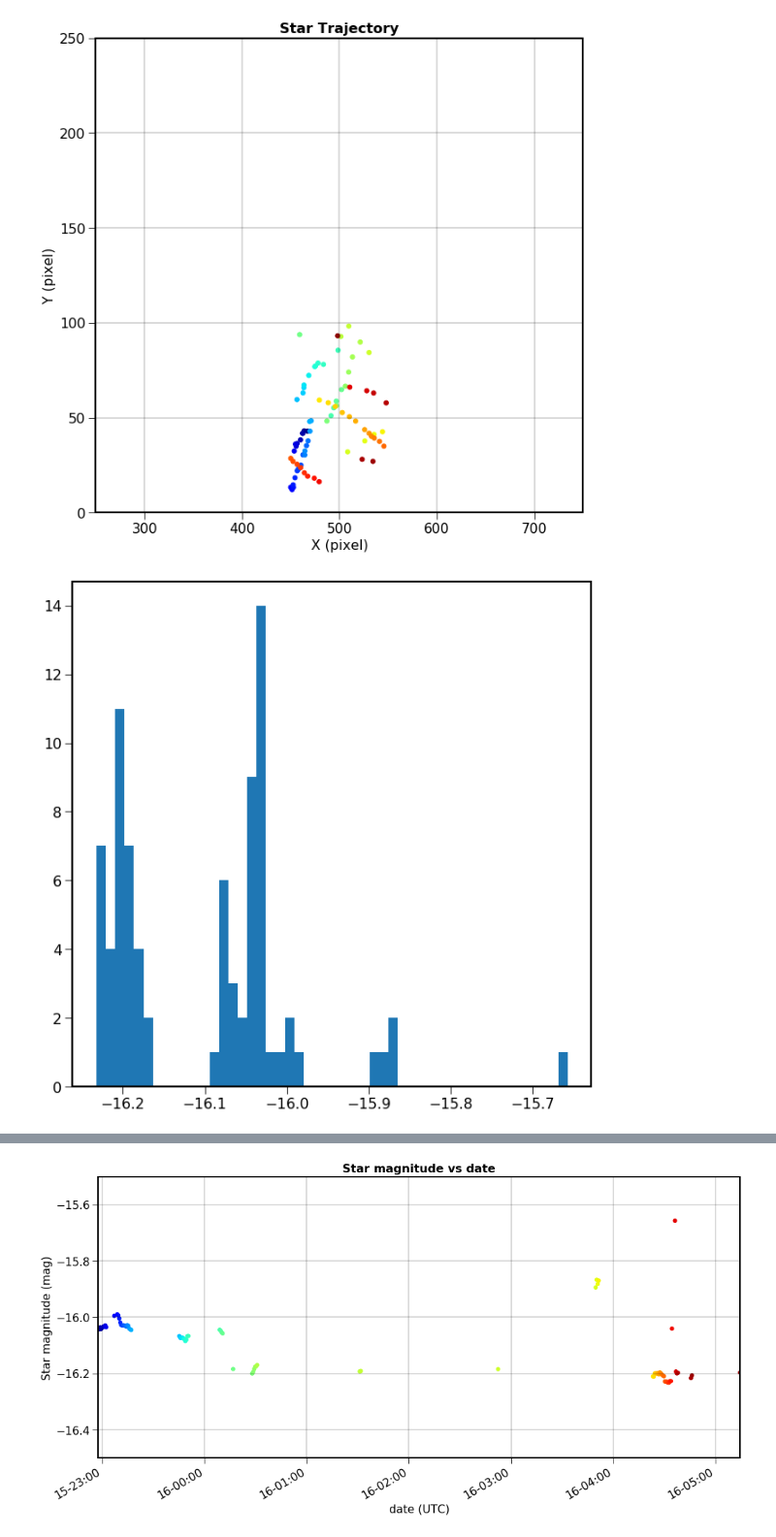
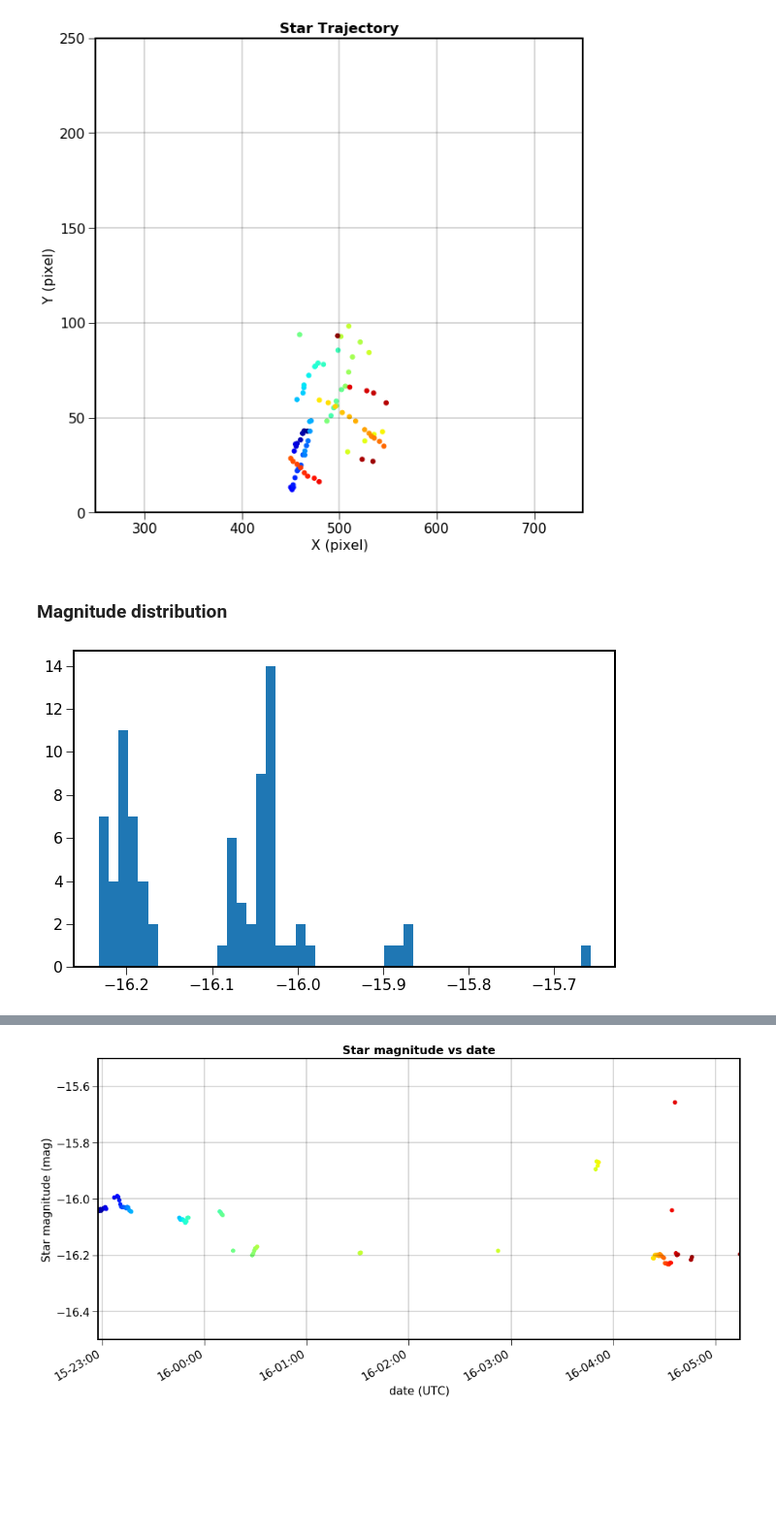
Before and after one commit to sylvielsstfr/SpectractorAnaAtm19, a Jupyter notebook: ana_20190215_HD116405_Filtre_None/AnaStarPhotometry.ipynb, the cells around one changed output, grey strips where cells are left out. Shown at 97% size. Drawn from its saved outputs; the diff is of its cells as text; code cells hidden in the pictures; blank space fills up the shorter version.

```diff
--- a/ana_20190215_HD116405_Filtre_None/AnaStarPhotometry.ipynb
+++ b/ana_20190215_HD116405_Filtre_None/AnaStarPhotometry.ipynb
@@ -358,8 +377,11 @@ new_datetime = [Time(d,format='isot', scale='utc').to_datetime()  for d in newda
 PlotXY(ifig,newX,newY,XMIN=250,XMAX=750,YMIN=0,YMAX=250)
 # %% [output]
 [figure]
+# %% [markdown]
+### Magnitude distribution
 # %%
+plt.figure(figsize=(10,6))
 plt.hist(newmag,bins=50);
 # %% [output]
-[figure, old version]
+[figure, new version]
 # %%
```
Also changed, not shown: parts of 13 cells of this notebook.
